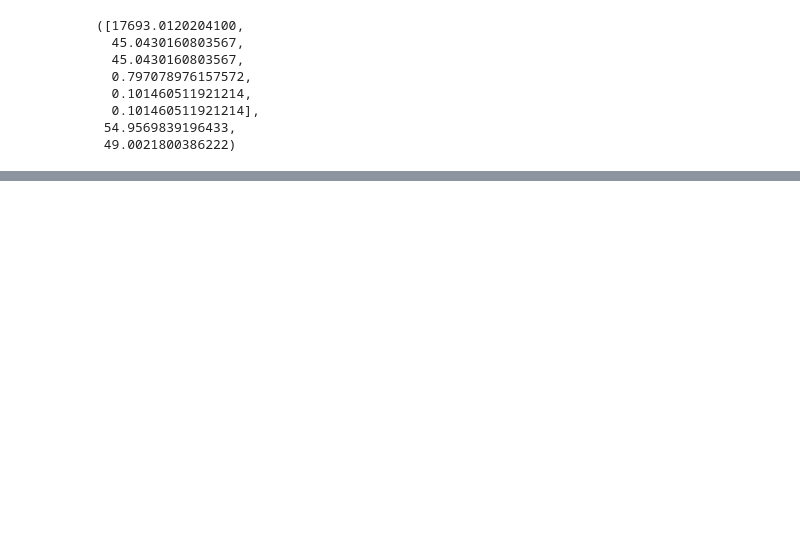
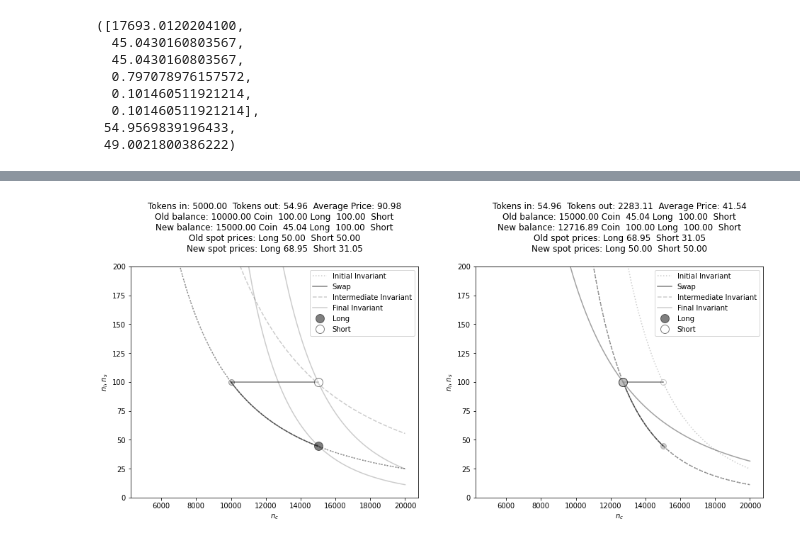
Before and after one commit to fetchai/mettalex-market-maker, a Jupyter notebook: amm_balancer.ipynb, the cells around one changed output, grey strips where cells are left out. Cells and saved outputs as stored; diff of their text form; code cells hidden in the pictures; blank space fills up the shorter version.

```diff
--- a/amm_balancer.ipynb
+++ b/amm_balancer.ipynb
@@ -660,0 +721,12 @@ swap2a_state
+# %%
+f = plt.figure(figsize=(16, 6))
+_ = plt.subplot(1,2,1)
+swap1_state = plot_action(initial_state, 5000, action='swap_from_coin', rebalance=True, coin_per_pair=100, sF=0.02)
+_ = plt.ylim((0,200))
+
+_ = plt.subplot(1,2,2)
+swap2_state = plot_action(swap1_state[0], swap1_state[1], action='swap_to_coin', rebalance=True, coin_per_pair=100, sF=0.0)
+_ = plt.ylim((0,200))
+f.savefig('buy_long_sell_long.png', bbox_inches='tight')
+# %% [output]
+[figure, added]
```
Also changed, not shown: parts of 8 cells of this notebook.
